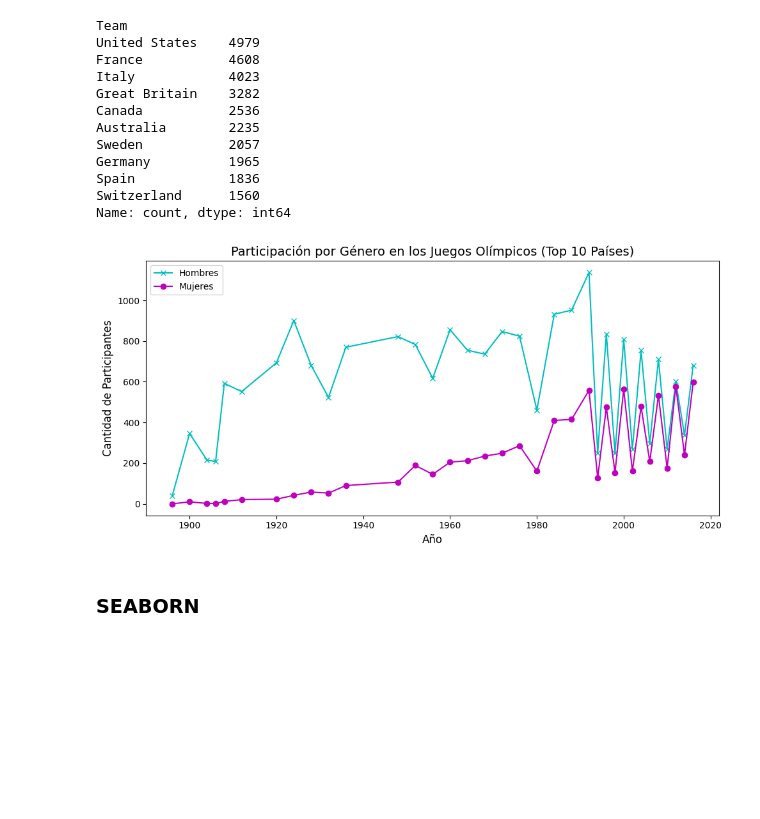
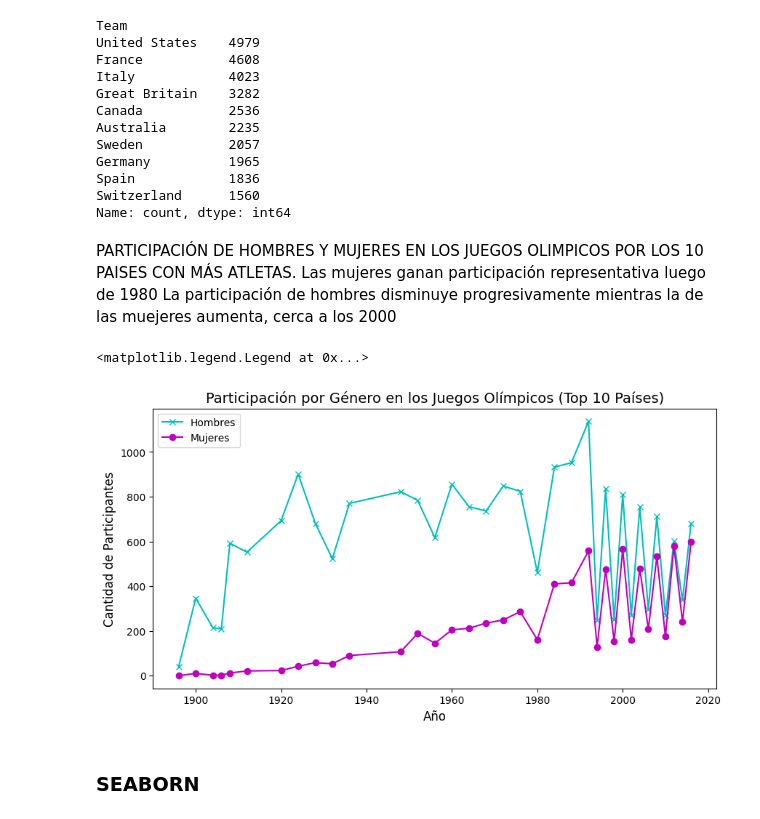
Before and after one commit to Valentinafd8/REPO_BOOTCAMP, a Jupyter notebook: Proyectoupdated.ipynb, the cells around one changed output. Saved outputs shown, nothing was run; the diff lists cells and outputs as text; code cells hidden in the pictures; blank space fills up the shorter version.

```diff
--- a/Proyectoupdated.ipynb
+++ b/Proyectoupdated.ipynb
@@ -126,25 +128,29 @@ Germany          1965
 Spain            1836
 Switzerland      1560
 Name: count, dtype: int64
+# %% [markdown]
+PARTICIPACIÓN DE HOMBRES Y MUJERES EN LOS JUEGOS OLIMPICOS POR LOS 10 PAISES CON MÁS ATLETAS.
+Las mujeres ganan participación representativa luego de 1980
+La participación de hombres disminuye progresivamente mientras la de las muejeres aumenta, cerca a los 2000
 # %%
 top_countries = df['Team'].value_counts().head(10).index
 df_top_countries = df[df['Team'].isin(top_countries)]
 df_participacion = df_top_countries[['Year', 'Sex']]
 genero_counts = df_participacion.groupby(['Year', 'Sex']).size().unstack(fill_value=0)
 years = genero_counts.index
 men_counts = genero_counts['M']
 women_counts = genero_counts['F']
 
 fig, ax = plt.subplots(figsize=(10, 5))
 ax.plot(years, men_counts, label='Hombres', color='c', marker='x')
 ax.plot(years, women_counts, label='Mujeres', color='m', marker='o')
 ax.set_xlabel('Año', fontsize=12)
 ax.set_ylabel('Cantidad de Participantes', fontsize=12)
 ax.set_title('Participación por Género en los Juegos Olímpicos (Top 10 Países)', fontsize=14)
 ax.legend(loc='upper left')
-plt.tight_layout()
 # %% [output]
+<matplotlib.legend.Legend at 0x...>
-[figure, old version]
+[figure, new version]
 # %% [markdown]
 ### **SEABORN**
 # %%
```
Also changed, not shown: parts of 4 cells of this notebook.
